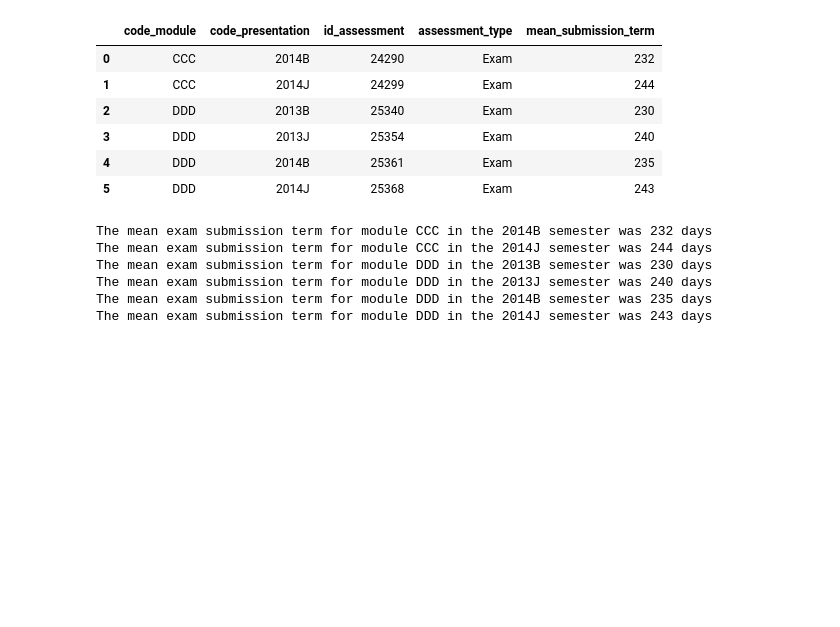
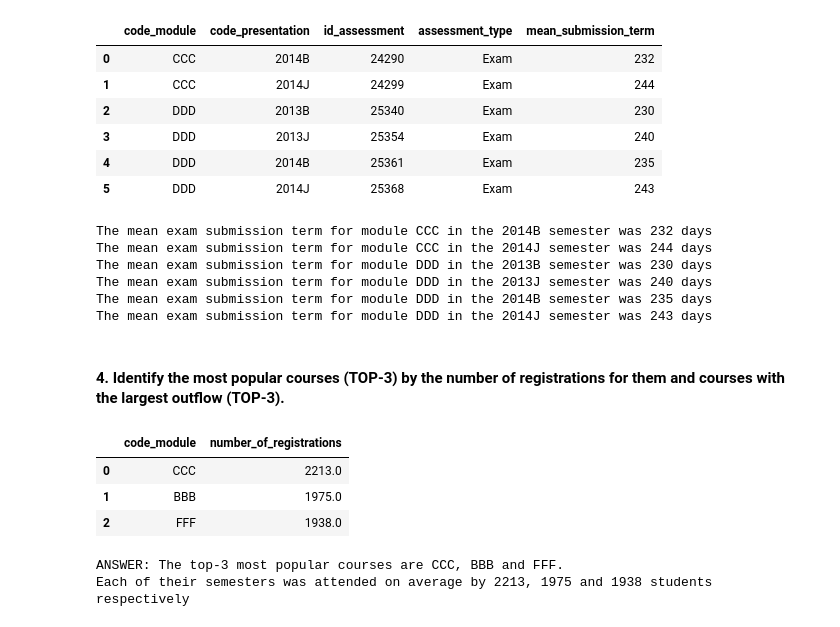
Before and after one commit to eremeevpt/kc_project_e-learning, a Jupyter notebook: project_notebook.ipynb, the cells around one changed output. Saved outputs shown, nothing was run; the diff lists cells and outputs as text; code cells hidden in the pictures; blank space fills up the shorter version.

Commit message:
identify the top-3 most popular courses

```diff
--- a/project_notebook.ipynb
+++ b/project_notebook.ipynb
@@ -221,3 +221,52 @@ The mean exam submission term for module DDD in the 2013B semester was 230 days
 The mean exam submission term for module DDD in the 2013J semester was 240 days
 The mean exam submission term for module DDD in the 2014B semester was 235 days
 The mean exam submission term for module DDD in the 2014J semester was 243 days
+# %% [markdown]
+#### 4. Identify the most popular courses (TOP-3) by the number of registrations for them and courses with the largest outflow (TOP-3).
+# %%
+# To identify the most popular courses by the number of registrations
+# we may take the mean number of registrations for each semester to avoid
+# possible errors (counting the same students in different semesters)
+
+# First we should also clear the dataframe st_reg from NAN data in the 'date_registration' column
+# as well as possible duplicate students in each semester.
+
+st_reg_no_nan = st_reg.dropna(subset=['date_registration'])
+st_reg_cleared = st_reg_no_nan.drop_duplicates(subset=['code_module', 'code_presentation', 'id_student'])
+
+# Now we group the data by module and semester, then count the number of students on each semester of each module
+# and count the mean number of students attending each semester for each module.
+# After doing all the calculations we output top-3 courses by their popularity.
+
+st_reg_top_3 = st_reg_cleared.groupby(['code_module', 'code_presentation'], as_index=False) \
+        .id_student.agg(['count']) \
+        .rename(columns={'count': 'number_of_registrations'}) \
+        .reset_index() \
+        .groupby('code_module', as_index=False) \
+        .agg({'number_of_registrations': 'mean'}) \
+        .sort_values('number_of_registrations', ascending=False) \
+        .round() \
+        .reset_index(drop=True) \
+        .head(3)
+st_reg_top_3
+# %% [output]
+|  | code_module | number_of_registrations |
+| 0 | CCC | 2213.0 |
+| 1 | BBB | 1975.0 |
+| 2 | FFF | 1938.0 |
+# %%
+# Now we make a formatted output.
+
+module_1 = st_reg_top_3.loc[0]['code_module']
+module_2 = st_reg_top_3.loc[1]['code_module']
+module_3 = st_reg_top_3.loc[2]['code_module']
+number_1 = st_reg_top_3.loc[0]['number_of_registrations'].astype('int32')
+number_2 = st_reg_top_3.loc[1]['number_of_registrations'].astype('int32')
+number_3 = st_reg_top_3.loc[2]['number_of_registrations'].astype('int32')
+
+print('ANSWER: The top-3 most popular courses are {}, {} and {}. \
+\nEach of their semesters was attended on average by {}, {} and {} students respectively' \
+     .format(module_1, module_2, module_3, number_1, number_2, number_3))
+# %% [output]
+ANSWER: The top-3 most popular courses are CCC, BBB and FFF.
+Each of their semesters was attended on average by 2213, 1975 and 1938 students respectively
```
